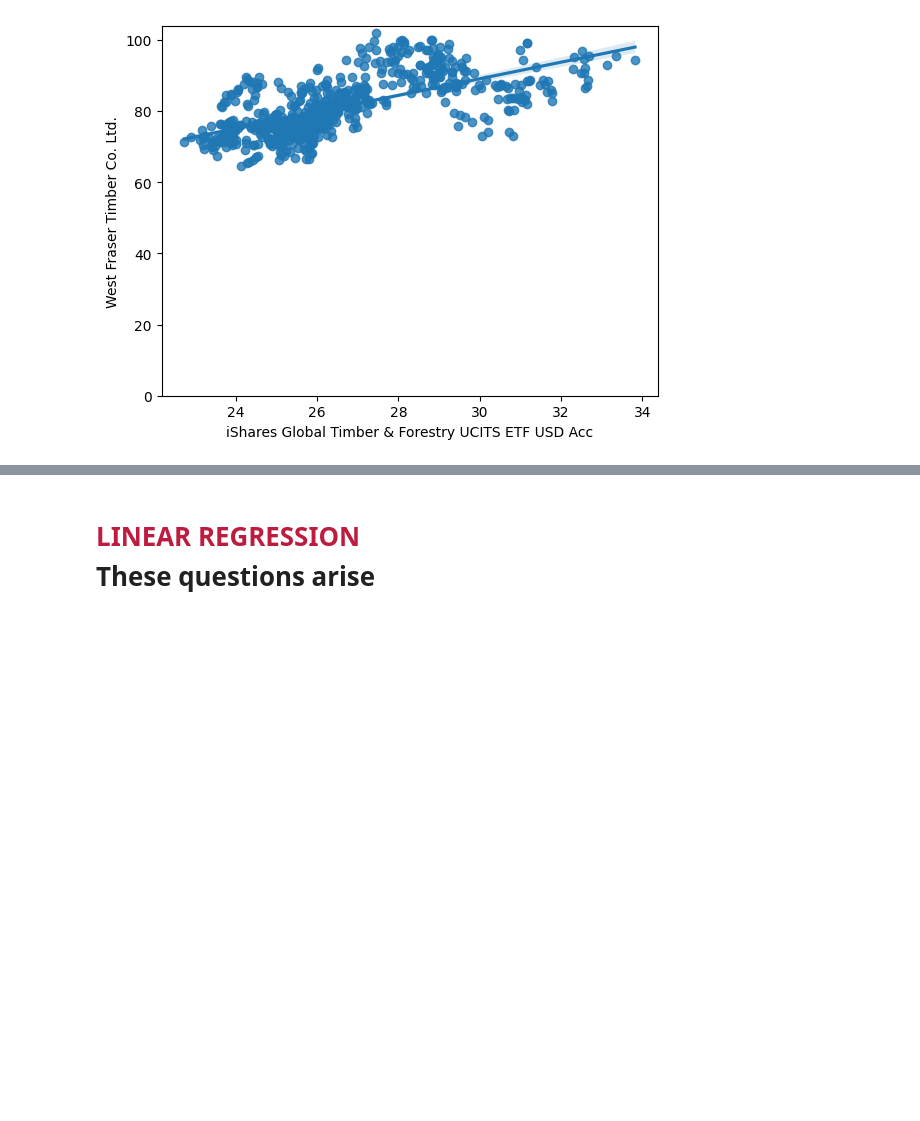
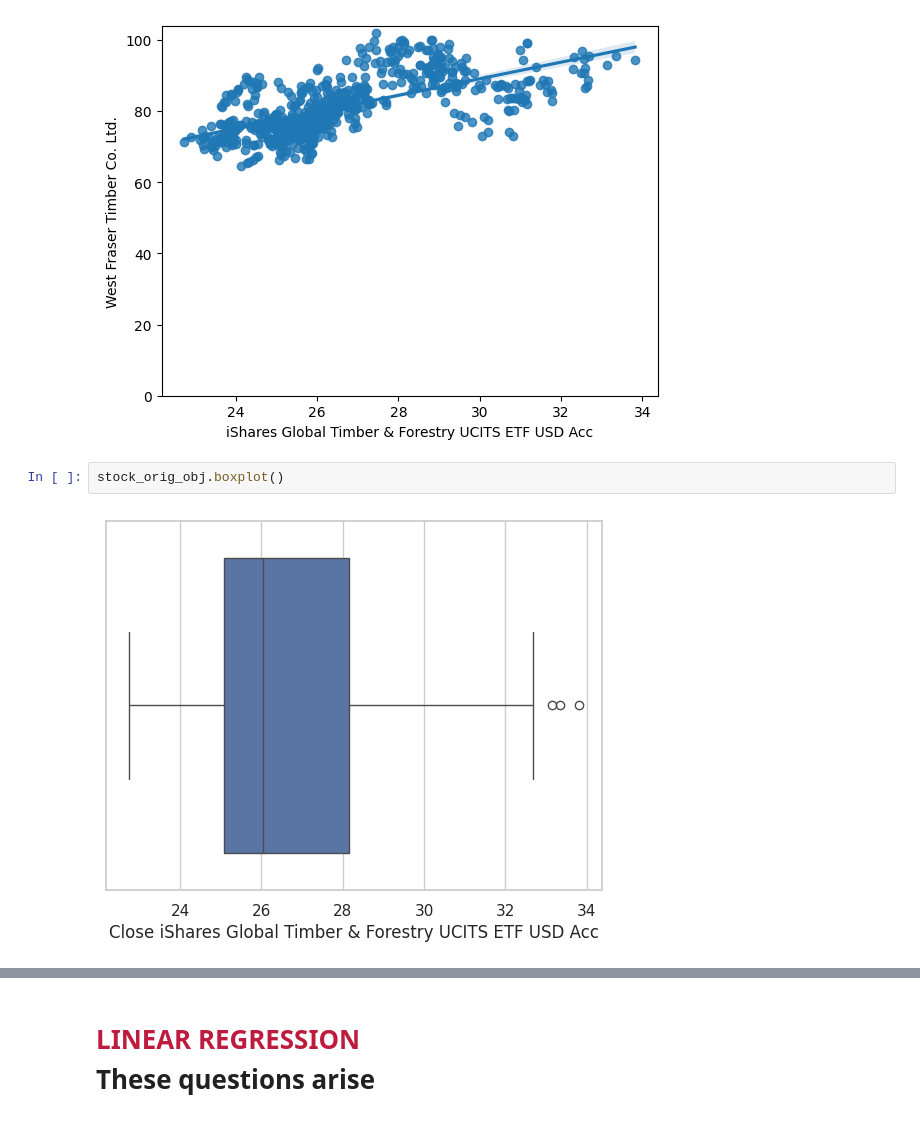
Before and after one commit to scaja/python_libraries_toolkits_for_modern_day_analysts_deprecated, a Jupyter notebook: 02_data_understanding.ipynb, the cells around one changed output, grey strips where cells are left out. Saved outputs shown, nothing was run; the diff lists cells and outputs as text; blank space fills up the shorter version.

```diff
--- a/02_data_understanding.ipynb
+++ b/02_data_understanding.ipynb
@@ -276,3 +305,7 @@ West Fraser Timber Co. Ltd.
 iShares Global Timber & Forestry UCITS ETF USD Acc                     0.649064
 West Fraser Timber Co. Ltd.                                            1.000000
 [figure]
+# %%
+stock_orig_obj.boxplot()
+# %% [output]
+[figure, added]
```
Also changed, not shown: parts of 3 cells of this notebook, 1 other file.
